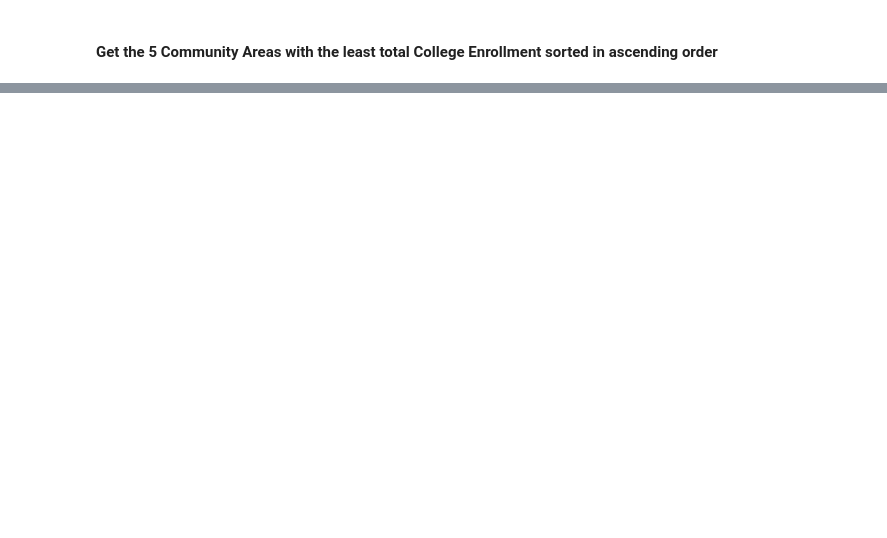
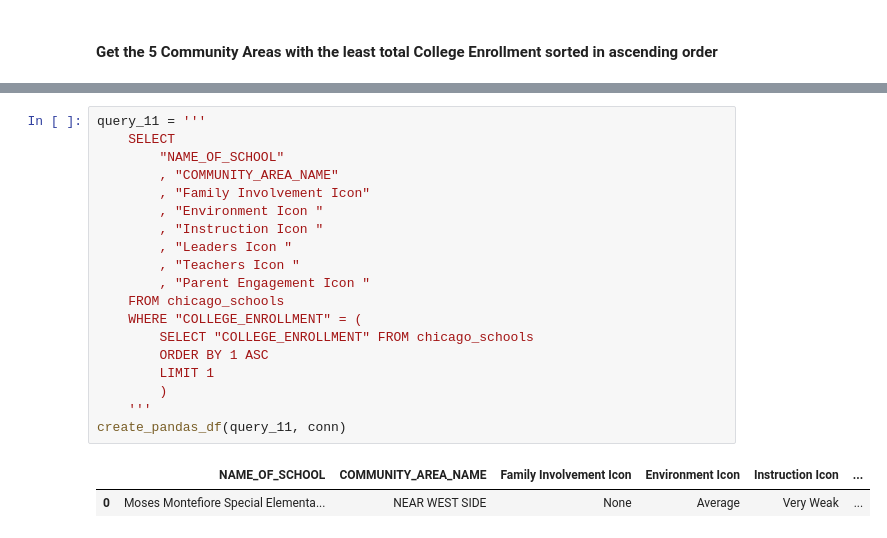
Before and after one commit to chuksoo/IBM-Data-Engineering-Professional, a Jupyter notebook: Course 5 - Databases and SQL for Data Science with Python/Analyzing real world dataset with SQL and Python.ipynb, the cells around one changed output, grey strips where cells are left out. Cells and saved outputs as stored; diff of their text form; blank space fills up the shorter version.

```diff
--- a/Course 5 - Databases and SQL for Data Science with Python/Analyzing real world dataset with SQL and Python.ipynb
+++ b/Course 5 - Databases and SQL for Data Science with Python/Analyzing real world dataset with SQL and Python.ipynb
@@ -356,0 +444,22 @@ create_pandas_df(query_6, conn)
+# %%
+query_11 = '''
+    SELECT
+        "NAME_OF_SCHOOL"
+        , "COMMUNITY_AREA_NAME"
+        , "Family Involvement Icon"
+        , "Environment Icon "
+        , "Instruction Icon "
+        , "Leaders Icon "
+        , "Teachers Icon "
+        , "Parent Engagement Icon "
+    FROM chicago_schools
+    WHERE "COLLEGE_ENROLLMENT" = (
+        SELECT "COLLEGE_ENROLLMENT" FROM chicago_schools
+        ORDER BY 1 ASC
+        LIMIT 1
+        )
+    '''
+create_pandas_df(query_11, conn)
+# %% [output]
+|  | NAME_OF_SCHOOL | COMMUNITY_AREA_NAME | Family Involvement Icon | Environment Icon | Instruction Icon | ... |
+| 0 | Moses Montefiore Special Elementa... | NEAR WEST SIDE | None | Average | Very Weak | ... |
```
Also changed, not shown: parts of 6 cells of this notebook, 1 other file.
